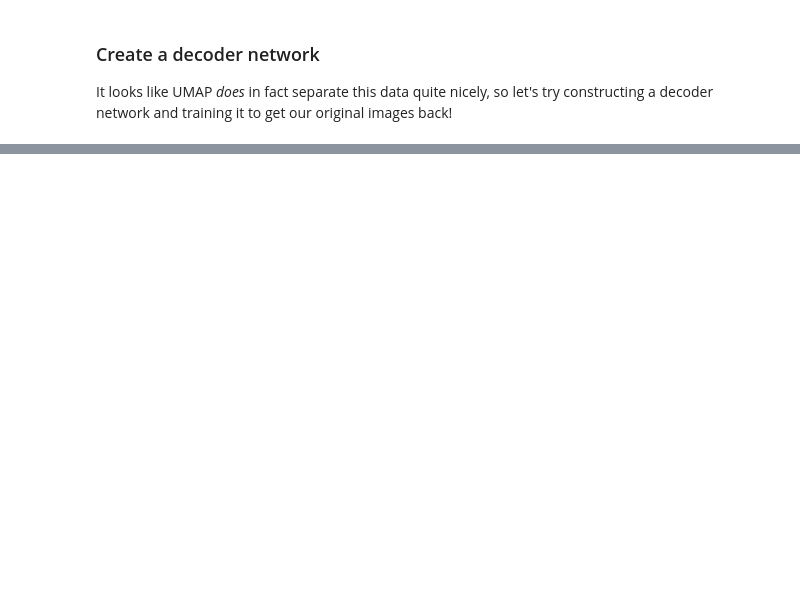
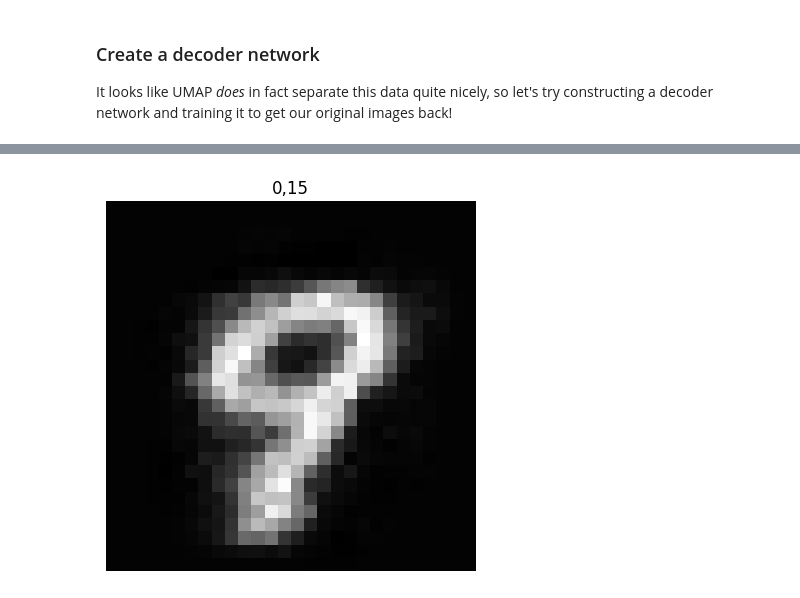
Before and after one commit to RP-3/ml-curiosities, a Jupyter notebook: umap_decoder/umap_decoder.ipynb, the cells around one changed output, grey strips where cells are left out. Saved outputs shown, nothing was run; the diff lists cells and outputs as text; code cells hidden in the pictures; blank space fills up the shorter version.

```diff
--- a/umap_decoder/umap_decoder.ipynb
+++ b/umap_decoder/umap_decoder.ipynb
@@ -308,0 +264,14 @@ with torch.no_grad():
+# %%
+def predict(model, x, y):
+    input = torch.tensor([[float(x), float(y)]])
+    model.eval()
+    with torch.no_grad():
+        output_imgs = model(input.to(device))
+        plt.imshow(output_imgs[0].cpu().reshape(28, 28), cmap="gray")
+        plt.title(f"{x},{y}")
+        plt.axis("off")
+        plt.show()
+
+predict(model, 0, 15)
+# %% [output]
+[figure, added]
```
Also changed, not shown: parts of 13 cells of this notebook.
